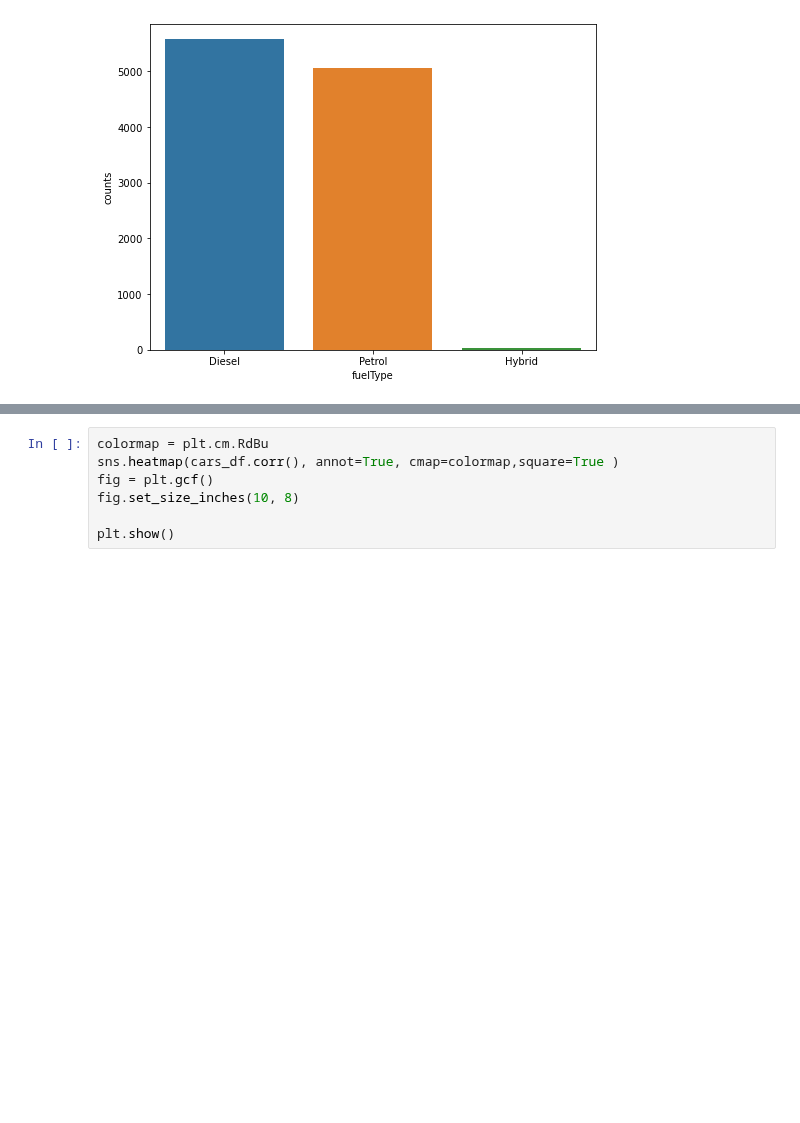
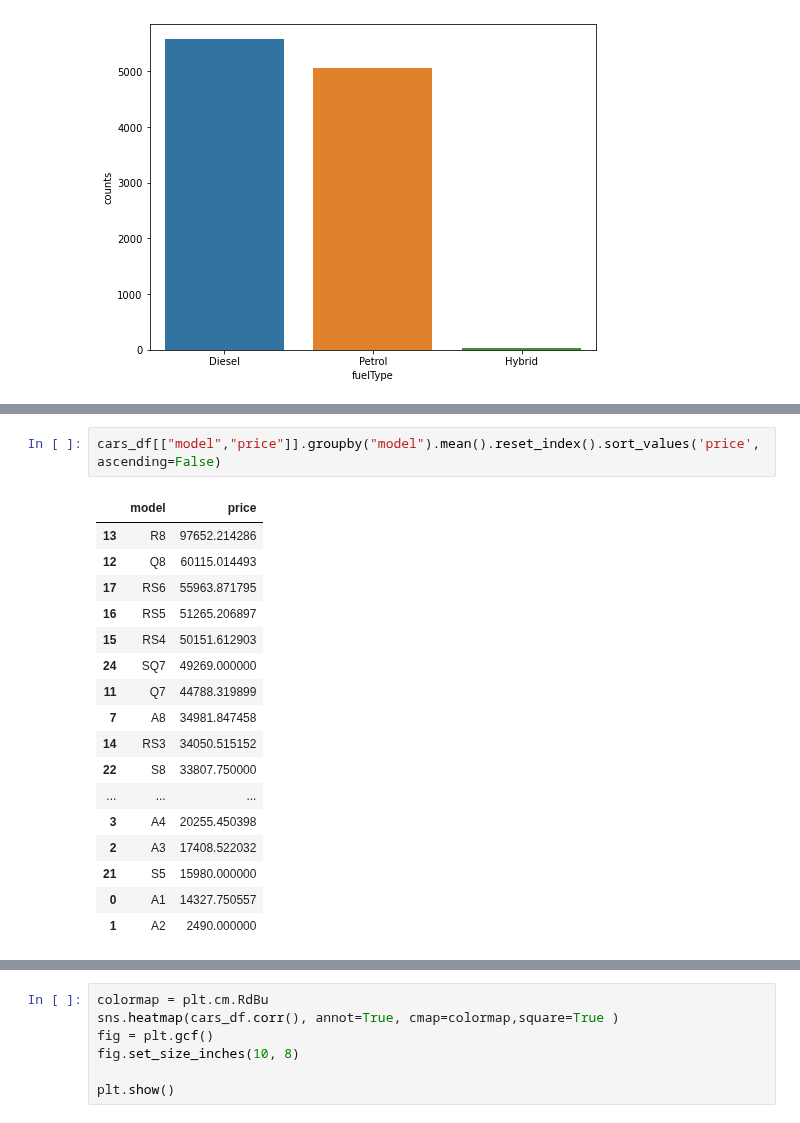
Before and after one commit to EitanKats/data-science-project-sem-a, a Jupyter notebook: Regression.ipynb, the cells around one changed output, grey strips where cells are left out. Cells and saved outputs as stored; diff of their text form; blank space fills up the shorter version.

```diff
--- a/Regression.ipynb
+++ b/Regression.ipynb
@@ -79,0 +98,20 @@ sns.barplot(x="fuelType", y="counts",data=amount_per_fuel_type)
+# %%
+cars_df[["model","price"]].groupby("model").mean().reset_index().sort_values('price', ascending=False)
+# %% [output]
+|  | model | price |
+| 13 | R8 | 97652.214286 |
+| 12 | Q8 | 60115.014493 |
+| 17 | RS6 | 55963.871795 |
+| 16 | RS5 | 51265.206897 |
+| 15 | RS4 | 50151.612903 |
+| 24 | SQ7 | 49269.000000 |
+| 11 | Q7 | 44788.319899 |
+| 7 | A8 | 34981.847458 |
+| 14 | RS3 | 34050.515152 |
+| 22 | S8 | 33807.750000 |
+| ... | ... | ... |
+| 3 | A4 | 20255.450398 |
+| 2 | A3 | 17408.522032 |
+| 21 | S5 | 15980.000000 |
+| 0 | A1 | 14327.750557 |
+| 1 | A2 | 2490.000000 |
```
Also changed, not shown: parts of 3 cells of this notebook.
